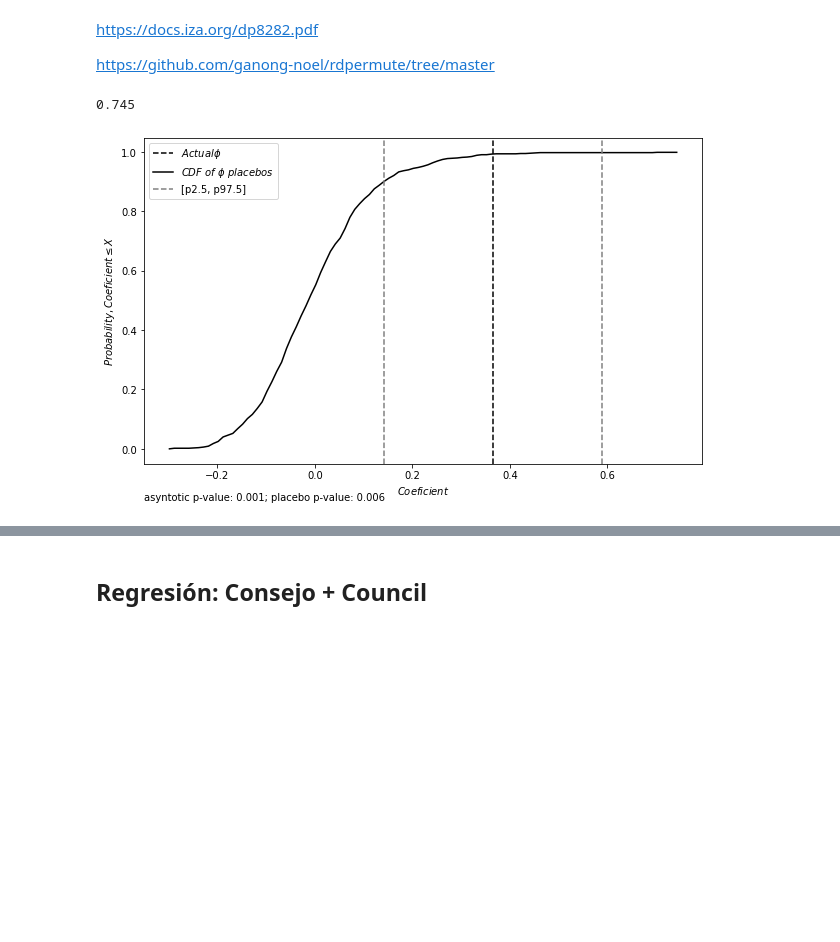
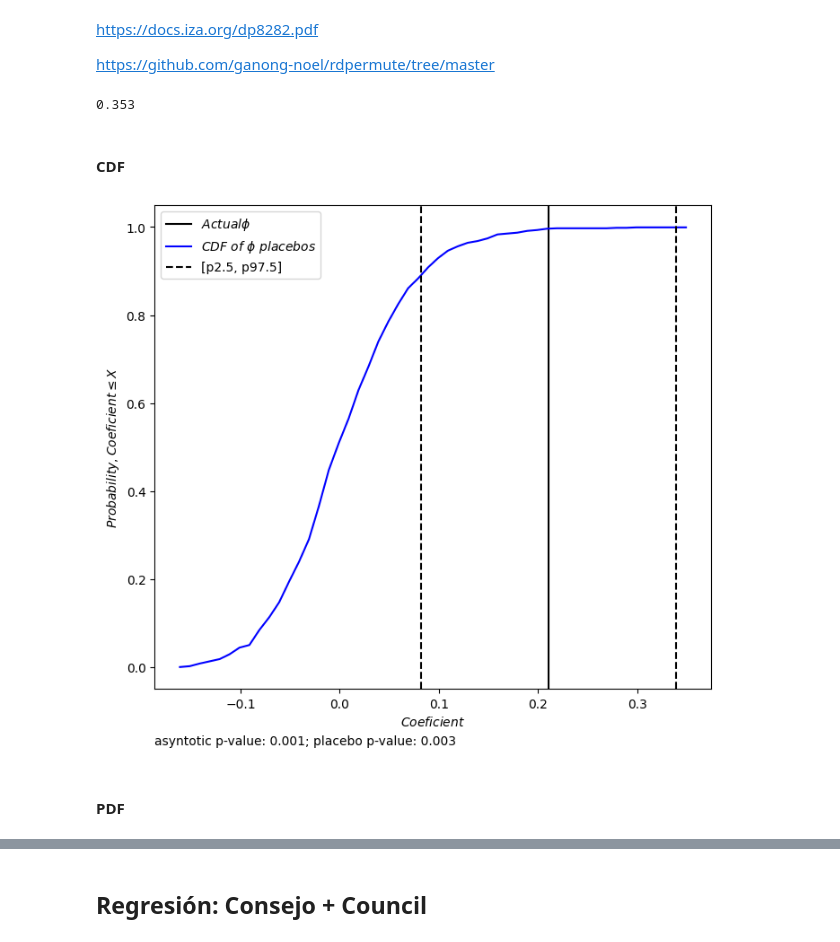
Before and after one commit to jguerrae/ColombianMunicipalDebt, a Jupyter notebook: 1_ESTIMACIONES_v2.ipynb, the cells around one changed output, grey strips where cells are left out. Cells and saved outputs as stored; diff of their text form; code cells hidden in the pictures; blank space fills up the shorter version.

```diff
--- a/1_ESTIMACIONES_v2.ipynb
+++ b/1_ESTIMACIONES_v2.ipynb
@@ -318,2 +337,4 @@ plt.show()
+# %%
+df["deuda_pc"] = np.log(1+df["deuda_pc"])
 # %% [markdown]
 ## Regresion principal: margen ganador
@@ -469,9 +459,8 @@ tabla_regresion
 #### Gráfica
 # %%
 dk = dd.copy()
-# dk["Y"] = np.log(1+dk["Y"])
 model = sm.OLS(dk['Y'], dk[['const', 'X', 'T', 'XT']]).fit()
-model2 = sm.OLS(dk['Y'], dk[['const', 'X', 'T', 'XT']+lc]).fit()
+model2 = sm.OLS(dk['Y'], dk[['const', 'X', 'T', 'XT']+lista_controles_completa]).fit()
 K = pd.DataFrame()
 # K["Y"] = dk["Y"].values
 K["Y"] = model2.predict()
@@ -704,3 +679,22 @@ tabla_regresion
 https://docs.iza.org/dp8282.pdf
 
 https://github.com/ganong-noel/rdpermute/tree/master
+# %%
+limite = 1
+threshold = 0
+año = año_t1+1
+Y = "deuda_pc"
+
+d = df[(df.date==año)]
+d["X"] = d[f"diferencia_2015"].copy()
+d["Y"] = d[Y]
+d = d[np.abs(d["X"])<=limite]
+d['const'] = 1
+d["T"] = d["X"].apply(lambda x: 1 if x>=threshold else 0)
+d['XT'] = d['X'] * d['T']
+
+dptos = pd.get_dummies(d.coddepto, prefix="dpto", drop_first="True")
+d = d.drop(columns = "coddepto"); d = pd.concat([d,dptos],axis = 1)
+departamentos = list(dptos.columns)
+
+d = imputar_percentil(d)
@@ -714,9 +712,9 @@ np.random.seed(1820)
 for i in tqdm(range(0,1000)):
 
     placebos.append(i)
-    ddp = dd.copy().reset_index(drop = True)
+    ddp = d.copy().reset_index(drop = True)
     ddp['Y'] = ddp['Y'].sample(frac=1).reset_index(drop=True)
-    model = sm.OLS(ddp['Y'], ddp[['const', 'X', 'T', 'XT']+cont]).fit()
+    model = sm.OLS(ddp['Y'], ddp[['const', 'X', 'T', 'XT']]).fit()
     sumario = model.summary2()
     coef_df = sumario.tables[1][["Coef.", "Std.Err.","P>|t|"]]
     coef_df = coef_df.T[["const", "X", "T", "XT"]]
@@ -738,35 +736,41 @@ placebos_cdf = pd.DataFrame(results)
 
 max_coef
 # %% [output]
-0.745
+0.353
+# %% [markdown]
+#### CDF
 # %%
 # Crear el line plot
-plt.figure(figsize=(10, 6))  # Cambia el tamaño según necesites
-modelp = sm.OLS(dd['Y'], dd[['const', 'X', 'T', 'XT']]).fit().summary2()
+plt.figure(figsize=(8, 7))  # Cambia el tamaño según necesites
+plt.rcdefaults()
+
+modelp = sm.OLS(d['Y'], d[['const', 'X', 'T', 'XT']]).fit().summary2()
 
 truec = modelp.tables[1][["Coef.", "[0.025", "0.975]"]].loc["XT"]["Coef."]
 true_is = modelp.tables[1][["Coef.", "[0.025", "0.975]"]].loc["XT"]["0.975]"]
 true_ii = modelp.tables[1][["Coef.", "[0.025", "0.975]"]].loc["XT"]["[0.025"]
 
 pvalue_ols = round(modelp.tables[1][["Coef.", "[0.025", "0.975]", "P>|t|"]].loc["XT"]["P>|t|"],3)
 pvalue_placebo = round(1 - ((placebos["XT"] <= truec).sum() / NPLA),3)
 
-plt.axvline(x=truec, color='black', linestyle='--', label = r"$Actual \phi$")
+plt.axvline(x=truec, color='black', linestyle='-', label = r"$Actual \phi$")
 
-plt.plot(placebos_cdf['coef'], placebos_cdf['P<=coef'], label=r"$CDF \ of \ \phi  \ placebos$", color ="black")
+plt.plot(placebos_cdf['coef'], placebos_cdf['P<=coef'], label=r"$CDF \ of \ \phi  \ placebos$", color ="blue")
 
-plt.axvline(x=true_ii, color='gray', linestyle='--', label = "[p2.5, p97.5]")
-plt.axvline(x=true_is, color='gray', linestyle='--')
+plt.axvline(x=true_ii, color='black', linestyle='--', label = "[p2.5, p97.5]")
+plt.axvline(x=true_is, color='black', linestyle='--')
 
 plt.xlabel(r'$Coeficient$')  # Etiqueta del eje X
 plt.ylabel(r'$Probability,Coeficient \leq X$')  # Etiqueta del eje Y
 # plt.title('Line Plot de placebos_cdf con Líneas Verticales')  # Título del gráfico
 plt.legend()  # Muestra la leyenda
 
 plt.text(0, -0.12, f'asyntotic p-value: {pvalue_ols}; placebo p-value: {pvalue_placebo}', transform=plt.gca().transAxes, ha='left', va='bottom')
 
 
-# Mostrar el gráfico
+plt.savefig(f"{carpeta4}/0PLACEBO_RD_CDF.png", dpi = 300)
 plt.show()
 # %% [output]
-[figure, old version]
+[figure, new version]
+# %% [markdown]
+#### PDF
```
Also changed, not shown: parts of 75 cells of this notebook, 18 other files.
